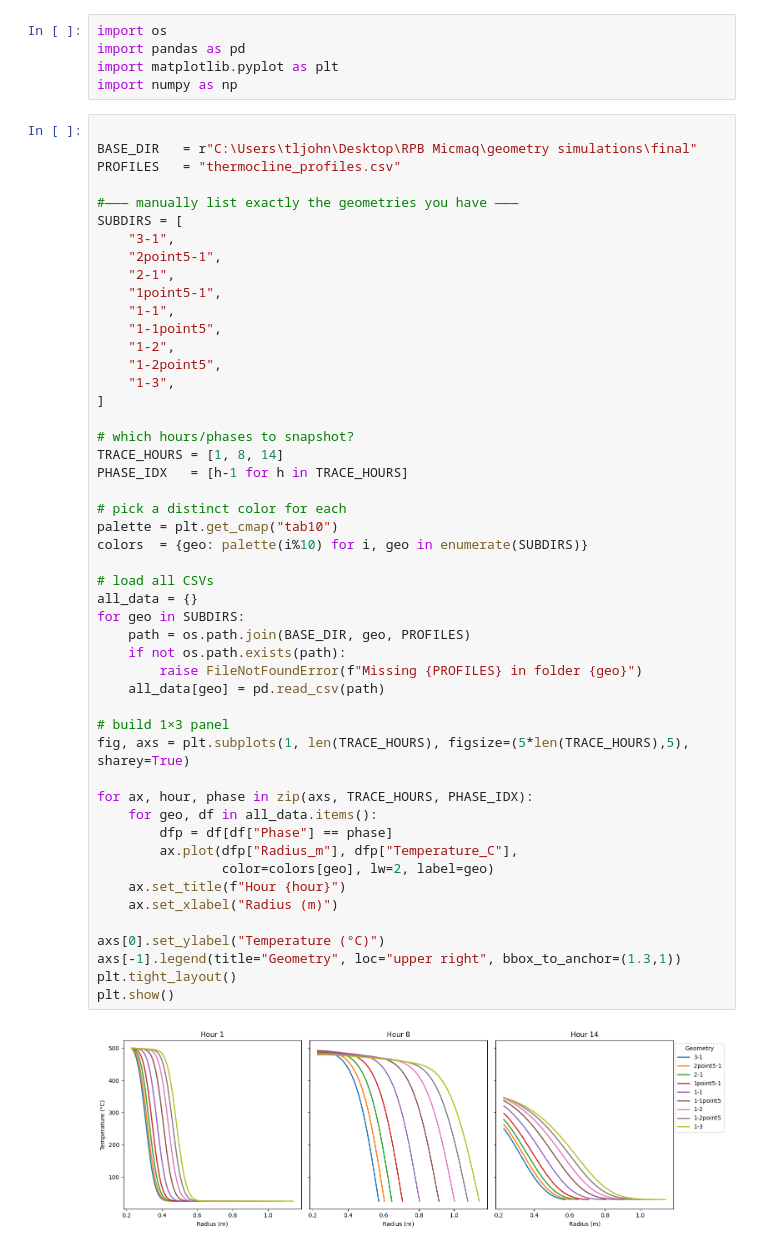
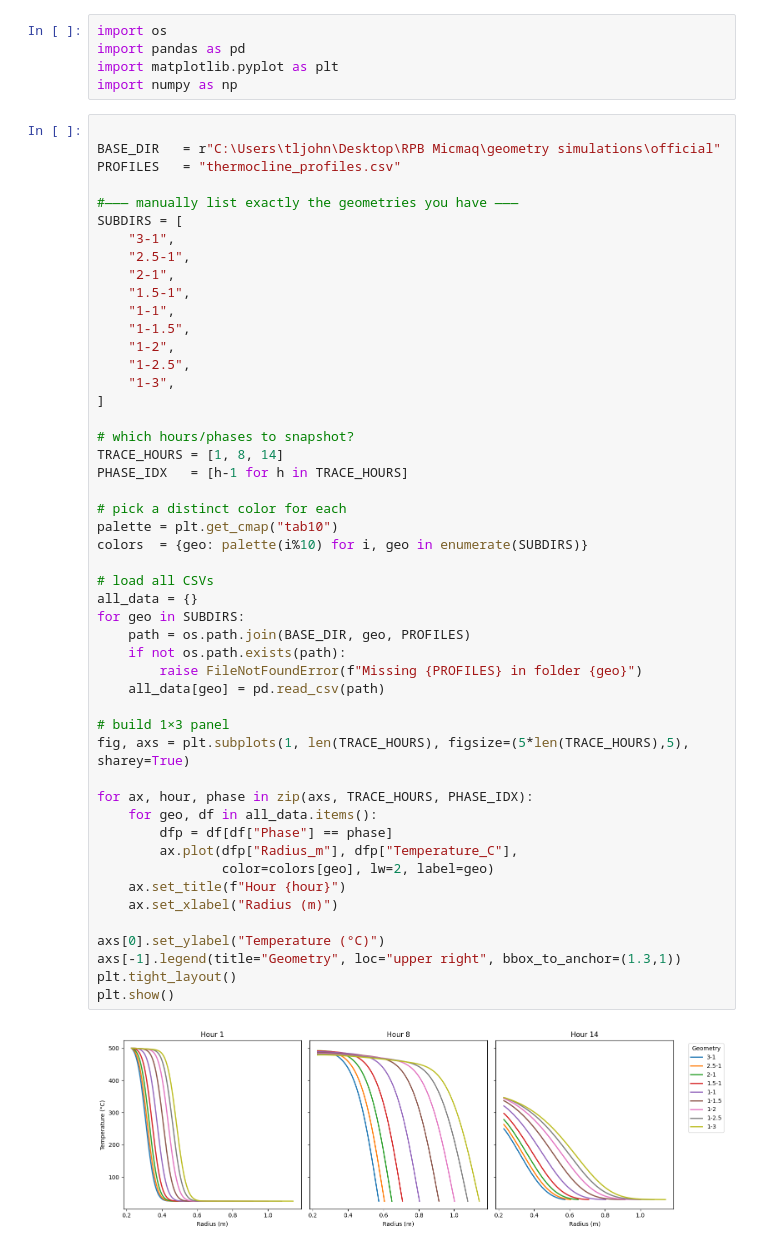
Before and after one commit to taylorlynnejohnson/Micmaq, a Jupyter notebook: geometry_study.ipynb, the cells around one changed output. Cells and saved outputs as stored; diff of their text form.

```diff
--- a/geometry_study.ipynb
+++ b/geometry_study.ipynb
@@ -5,19 +5,19 @@ import matplotlib.pyplot as plt
 import numpy as np
 # %%
 
-BASE_DIR   = r"C:\Users\tljohn\Desktop\RPB Micmaq\geometry simulations\final"
+BASE_DIR   = r"C:\Users\tljohn\Desktop\RPB Micmaq\geometry simulations\official"
 PROFILES   = "thermocline_profiles.csv"
 
 #——— manually list exactly the geometries you have ———
 SUBDIRS = [
     "3-1",
-    "2point5-1",
+    "2.5-1",
     "2-1",
-    "1point5-1",
+    "1.5-1",
     "1-1",
-    "1-1point5",
+    "1-1.5",
     "1-2",
-    "1-2point5",
+    "1-2.5",
     "1-3",
 ]
 
@@ -26,31 +26,31 @@ TRACE_HOURS = [1, 8, 14]
 PHASE_IDX   = [h-1 for h in TRACE_HOURS]
 
 # pick a distinct color for each
 palette = plt.get_cmap("tab10")
 colors  = {geo: palette(i%10) for i, geo in enumerate(SUBDIRS)}
 
 # load all CSVs
 all_data = {}
 for geo in SUBDIRS:
     path = os.path.join(BASE_DIR, geo, PROFILES)
     if not os.path.exists(path):
         raise FileNotFoundError(f"Missing {PROFILES} in folder {geo}")
     all_data[geo] = pd.read_csv(path)
 
 # build 1×3 panel
 fig, axs = plt.subplots(1, len(TRACE_HOURS), figsize=(5*len(TRACE_HOURS),5), sharey=True)
 
 for ax, hour, phase in zip(axs, TRACE_HOURS, PHASE_IDX):
     for geo, df in all_data.items():
         dfp = df[df["Phase"] == phase]
         ax.plot(dfp["Radius_m"], dfp["Temperature_C"],
                 color=colors[geo], lw=2, label=geo)
     ax.set_title(f"Hour {hour}")
     ax.set_xlabel("Radius (m)")
 
 axs[0].set_ylabel("Temperature (°C)")
 axs[-1].legend(title="Geometry", loc="upper right", bbox_to_anchor=(1.3,1))
 plt.tight_layout()
 plt.show()
 # %% [output]
-[figure, old version]
+[figure, new version]
```
Also changed, not shown: parts of 14 cells of this notebook, 7 other files.
